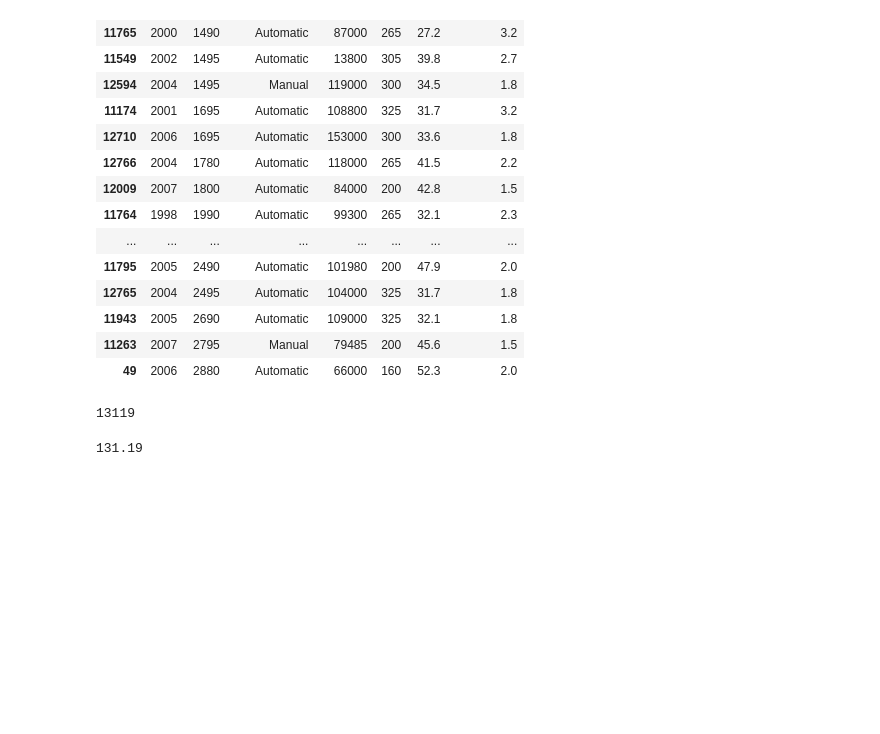
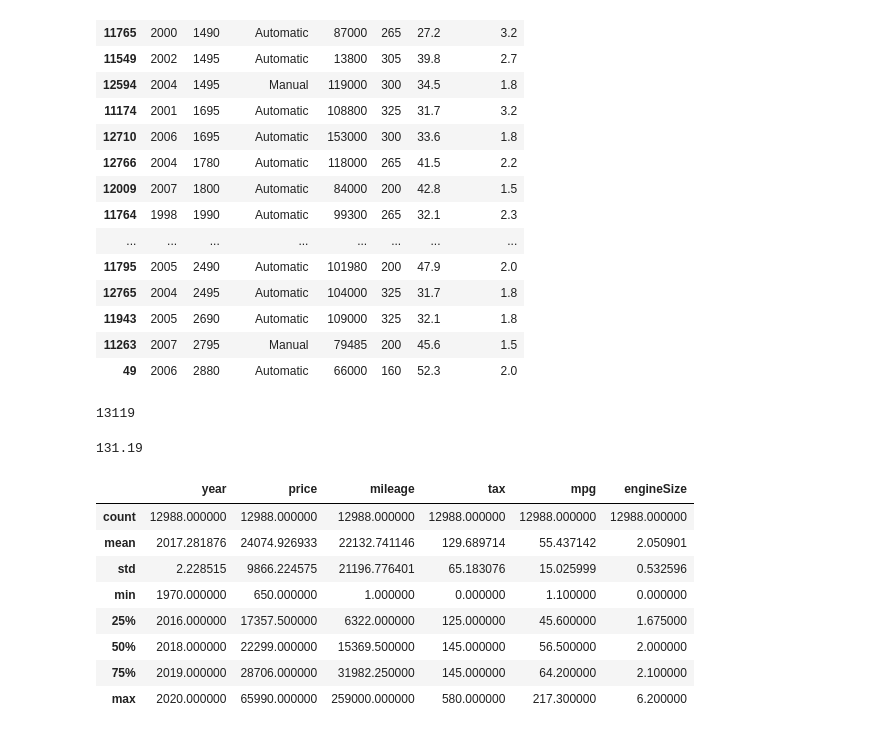
Before and after one commit to kkeremlale/Car-Data-Analysis, a Jupyter notebook: CarDataAnalysis.ipynb, the cells around one changed output. Drawn from its saved outputs; the diff is of its cells as text; code cells hidden in the pictures; blank space fills up the shorter version.

```diff
--- a/CarDataAnalysis.ipynb
+++ b/CarDataAnalysis.ipynb
@@ -130,0 +133,12 @@ len(dataFrame) * 0.01
+# %%
+temizdf.describe()
+# %% [output]
+|  | year | price | mileage | tax | mpg | engineSize |
+| count | 12988.000000 | 12988.000000 | 12988.000000 | 12988.000000 | 12988.000000 | 12988.000000 |
+| mean | 2017.281876 | 24074.926933 | 22132.741146 | 129.689714 | 55.437142 | 2.050901 |
+| std | 2.228515 | 9866.224575 | 21196.776401 | 65.183076 | 15.025999 | 0.532596 |
+| min | 1970.000000 | 650.000000 | 1.000000 | 0.000000 | 1.100000 | 0.000000 |
+| 25% | 2016.000000 | 17357.500000 | 6322.000000 | 125.000000 | 45.600000 | 1.675000 |
+| 50% | 2018.000000 | 22299.000000 | 15369.500000 | 145.000000 | 56.500000 | 2.000000 |
+| 75% | 2019.000000 | 28706.000000 | 31982.250000 | 145.000000 | 64.200000 | 2.100000 |
+| max | 2020.000000 | 65990.000000 | 259000.000000 | 580.000000 | 217.300000 | 6.200000 |
```
Also changed, not shown: parts of 38 cells of this notebook.
